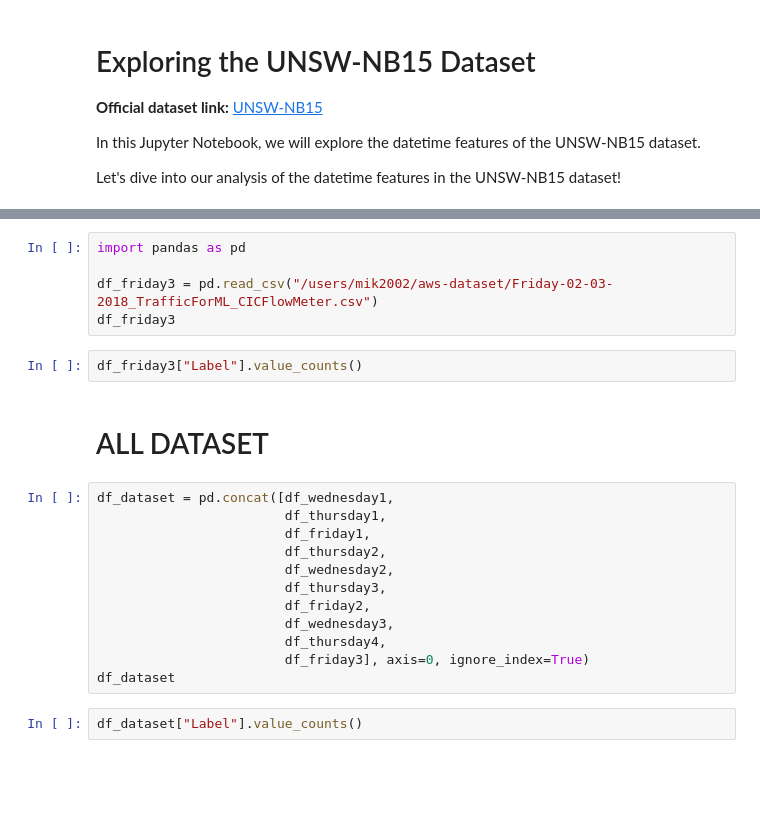
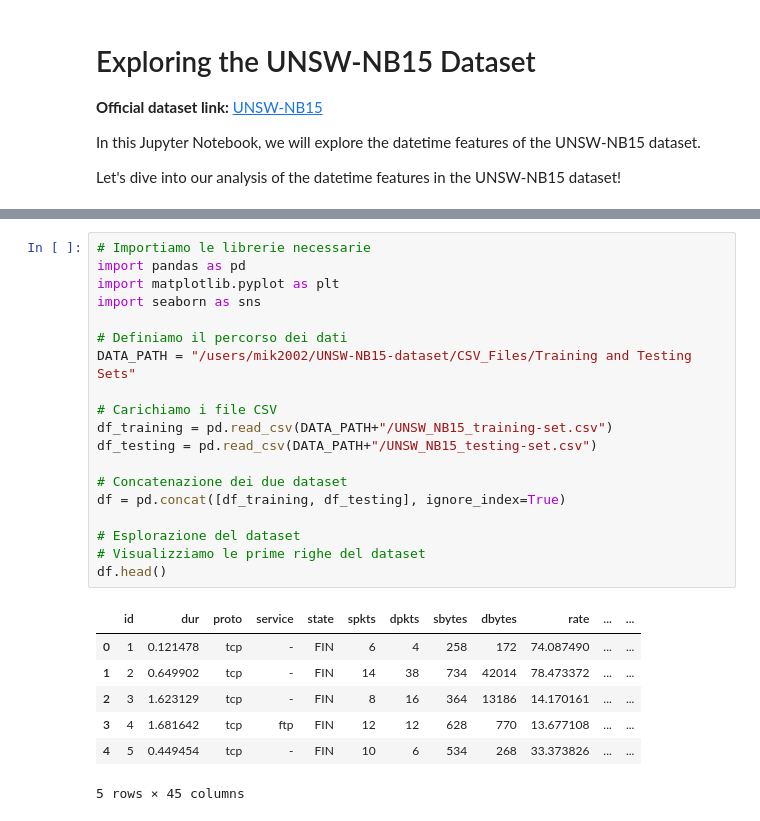
Before and after one commit to micheleguidaa/som-for-ids2, a Jupyter notebook: Exploring UNSW-NB15/Exploring_UNSW-NB15_Dataset.ipynb, the cells around one changed output, grey strips where cells are left out. Cells and saved outputs as stored; diff of their text form; blank space fills up the shorter version.

```diff
--- a/Exploring UNSW-NB15/Exploring_UNSW-NB15_Dataset.ipynb
+++ b/Exploring UNSW-NB15/Exploring_UNSW-NB15_Dataset.ipynb
@@ -52,23 +9,27 @@ df_thursday4["Label"].value_counts()
-# %%
-import pandas as pd
-
-df_friday3 = pd.read_csv("/users/mik2002/aws-dataset/Friday-02-03-2018_TrafficForML_CICFlowMeter.csv")
-df_friday3
-# %%
-df_friday3["Label"].value_counts()
-# %% [markdown]
-# ALL DATASET
-# %%
-df_dataset = pd.concat([df_wednesday1,
-                        df_thursday1,
-                        df_friday1,
-                        df_thursday2,
-                        df_wednesday2,
-                        df_thursday3,
-                        df_friday2,
-                        df_wednesday3,
-                        df_thursday4,
-                        df_friday3], axis=0, ignore_index=True)
-df_dataset
-# %%
-df_dataset["Label"].value_counts()
+# %%
+# Importiamo le librerie necessarie
+import pandas as pd
+import matplotlib.pyplot as plt
+import seaborn as sns
+
+# Definiamo il percorso dei dati
+DATA_PATH = "/users/mik2002/UNSW-NB15-dataset/CSV_Files/Training and Testing Sets"
+
+# Carichiamo i file CSV
+df_training = pd.read_csv(DATA_PATH+"/UNSW_NB15_training-set.csv")
+df_testing = pd.read_csv(DATA_PATH+"/UNSW_NB15_testing-set.csv")
+
+# Concatenazione dei due dataset
+df = pd.concat([df_training, df_testing], ignore_index=True)
+
+# Esplorazione del dataset
+# Visualizziamo le prime righe del dataset
+df.head()
+# %% [output]
+|  | id | dur | proto | service | state | spkts | dpkts | sbytes | dbytes | rate | ... | ... |
+| 0 | 1 | 0.121478 | tcp | - | FIN | 6 | 4 | 258 | 172 | 74.087490 | ... | ... |
+| 1 | 2 | 0.649902 | tcp | - | FIN | 14 | 38 | 734 | 42014 | 78.473372 | ... | ... |
+| 2 | 3 | 1.623129 | tcp | - | FIN | 8 | 16 | 364 | 13186 | 14.170161 | ... | ... |
+| 3 | 4 | 1.681642 | tcp | ftp | FIN | 12 | 12 | 628 | 770 | 13.677108 | ... | ... |
+| 4 | 5 | 0.449454 | tcp | - | FIN | 10 | 6 | 534 | 268 | 33.373826 | ... | ... |
+5 rows × 45 columns
```
Also changed, not shown: parts of 14 cells of this notebook, 5 other files.
